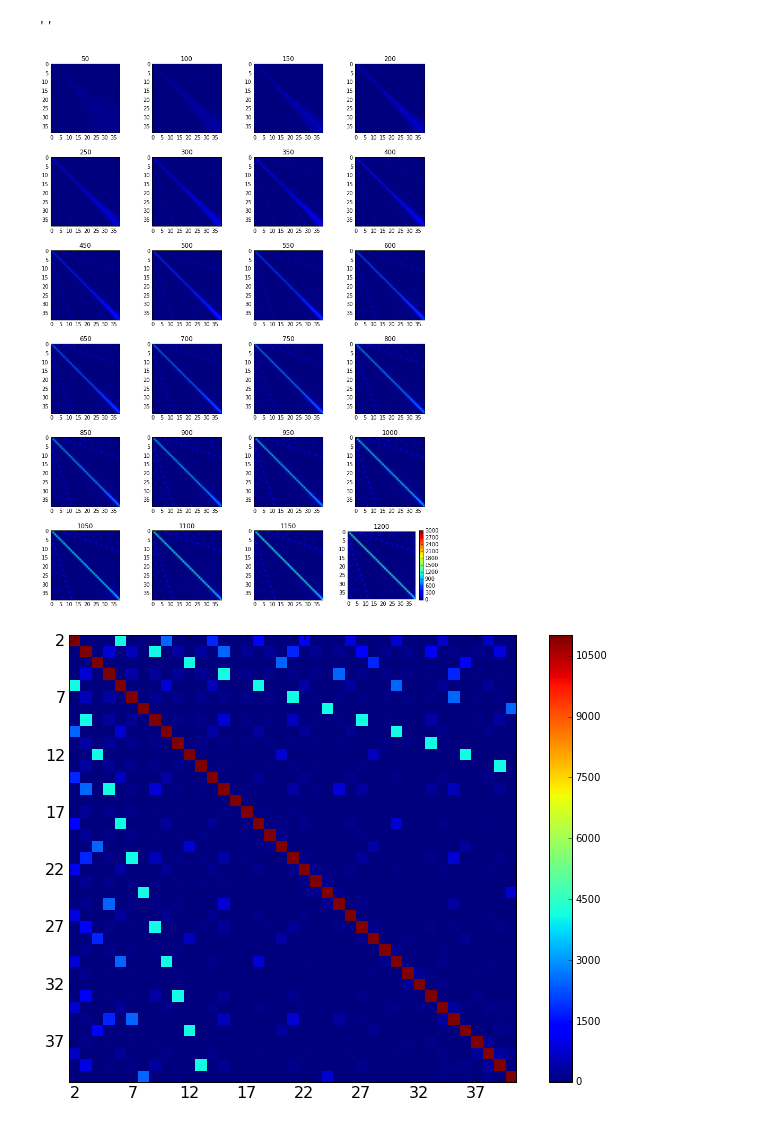
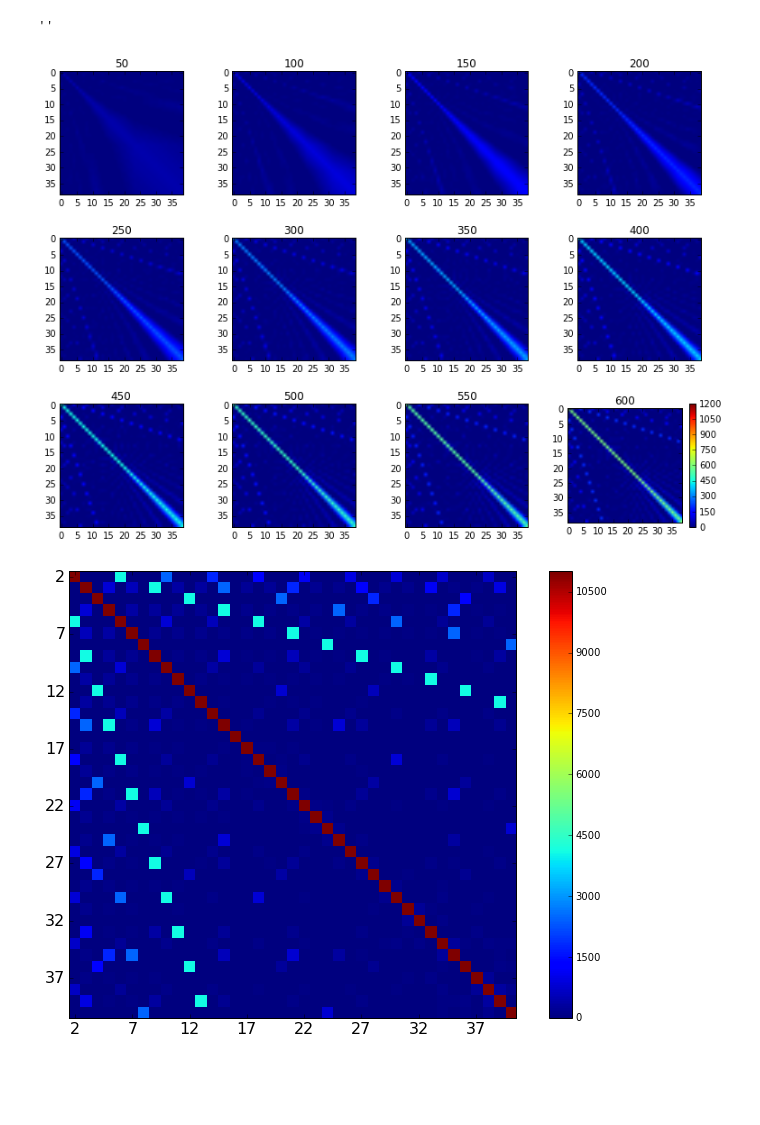
Before and after one commit to mgje/PIUMP, a Jupyter notebook: GDM2016/Ping_Pong.ipynb, the cells around one changed output. Cells and saved outputs as stored; diff of their text form; code cells hidden in the pictures; blank space fills up the shorter version.

```diff
--- a/GDM2016/Ping_Pong.ipynb
+++ b/GDM2016/Ping_Pong.ipynb
@@ -207,7 +208,7 @@ plot(y)
 # %%
 def plot_maps(zmin,zmax):
     n_col = 4
-    n_row = 6
+    n_row = 3
     dn = 50
     figure(figsize=(2.6 * n_col, 2.6 * n_row))
     subplots_adjust(bottom=0, left=.01, right=.99, top=.90, hspace=.35)
@@ -221,9 +222,9 @@ def plot_maps(zmin,zmax):
 # %% [output]
 ''
 # %%
-plot_maps(0,3000)
+plot_maps(0,1200)
 # %% [output]
-[figure, old version]
+[figure, new version]
 # %%
 import numpy as np
 
```
Also changed, not shown: parts of 21 cells of this notebook, 2 other files.
